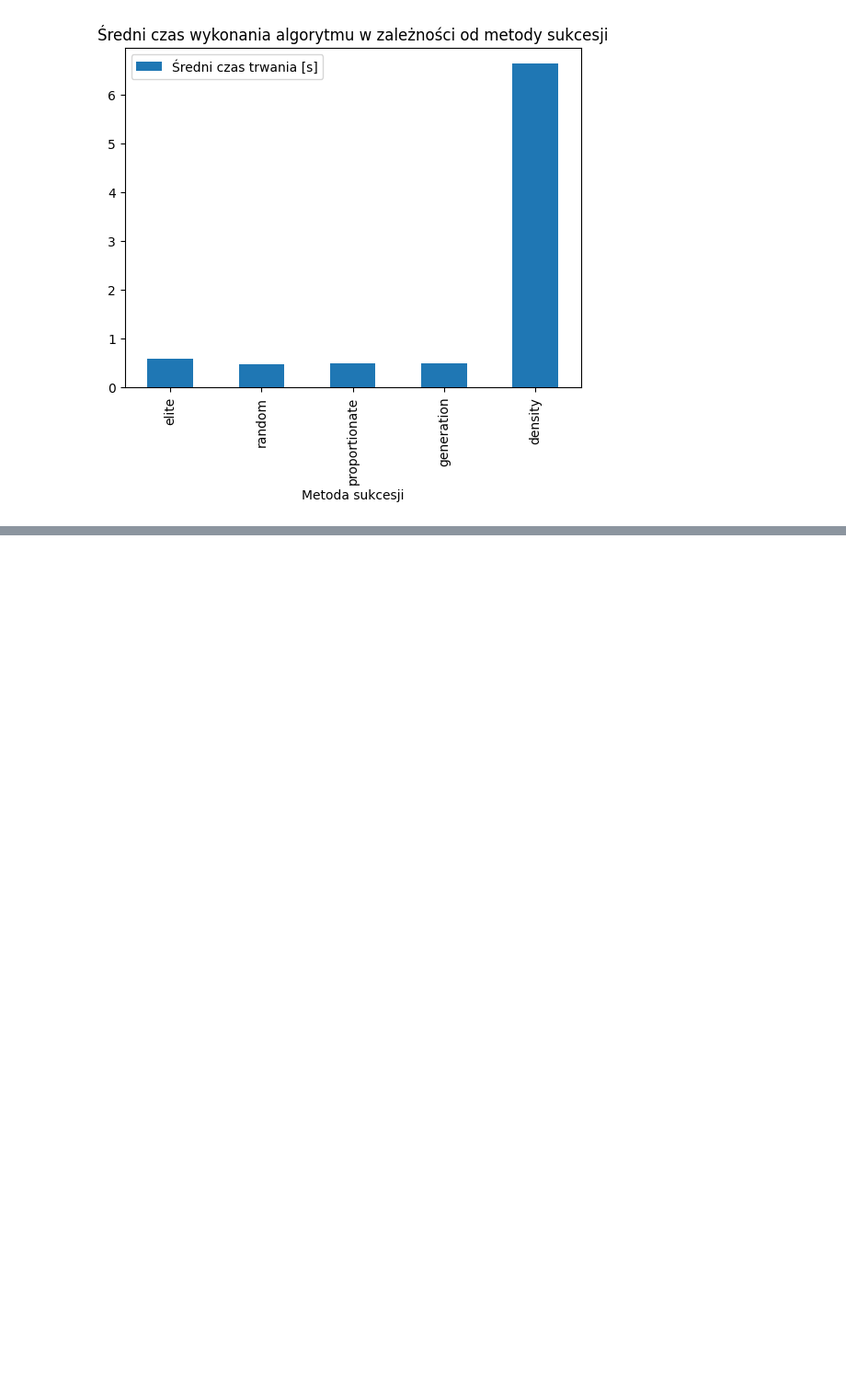
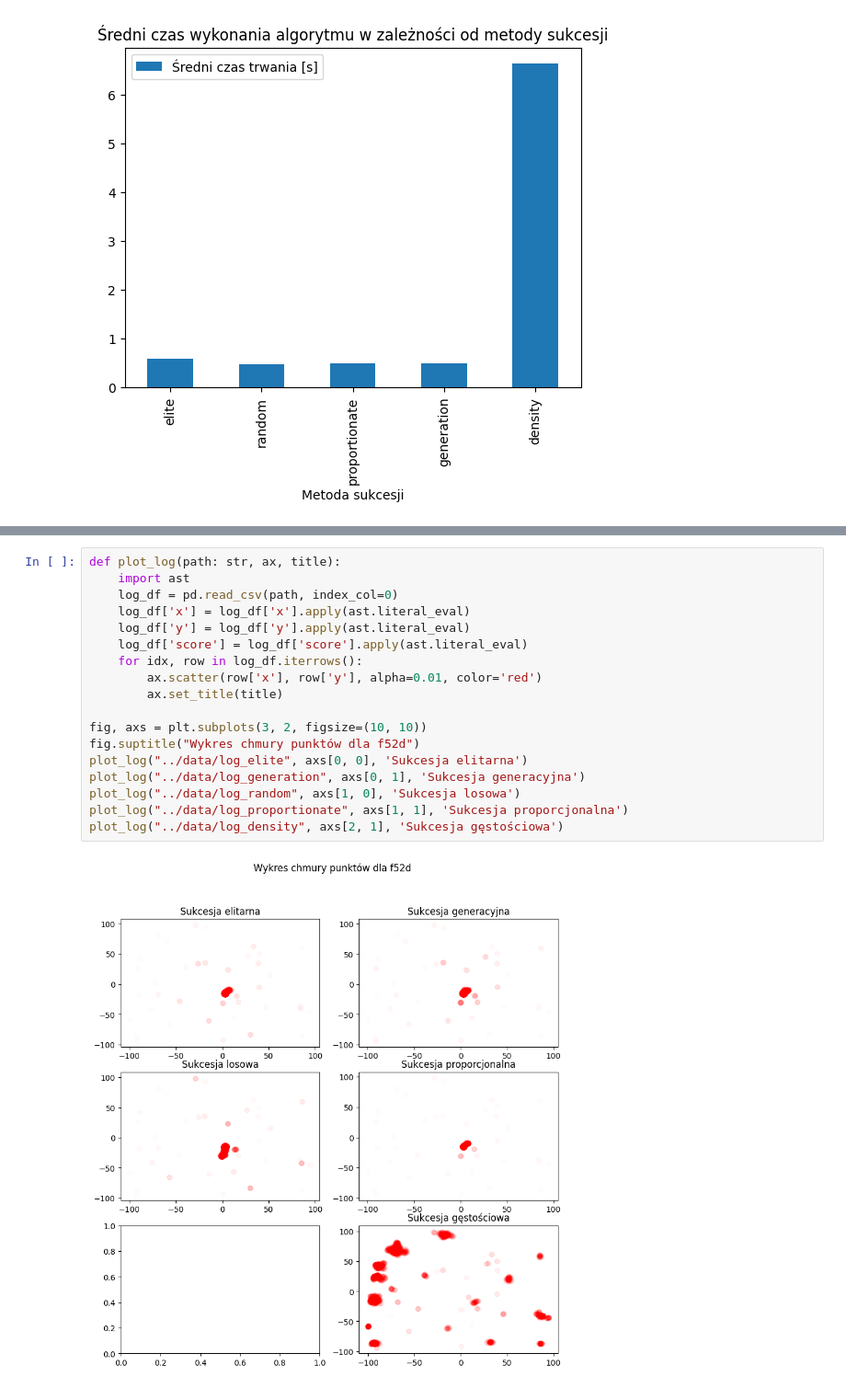
Before and after one commit to MikolajSzawerda/Evolution-algorithms, a Jupyter notebook: src/analysis.ipynb, the cells around one changed output, grey strips where cells are left out. Shown at 92% size. Drawn from its saved outputs; the diff is of its cells as text; blank space fills up the shorter version.

```diff
--- a/src/analysis.ipynb
+++ b/src/analysis.ipynb
@@ -333,0 +417,20 @@ df[(df["function"] == "f5_10d")][["selection_method", "avg_run_time"]].rename(co
+# %%
+def plot_log(path: str, ax, title):
+    import ast
+    log_df = pd.read_csv(path, index_col=0)
+    log_df['x'] = log_df['x'].apply(ast.literal_eval)
+    log_df['y'] = log_df['y'].apply(ast.literal_eval)
+    log_df['score'] = log_df['score'].apply(ast.literal_eval)
+    for idx, row in log_df.iterrows():
+        ax.scatter(row['x'], row['y'], alpha=0.01, color='red')
+        ax.set_title(title)
+
+fig, axs = plt.subplots(3, 2, figsize=(10, 10))
+fig.suptitle("Wykres chmury punktów dla f52d")
+plot_log("../data/log_elite", axs[0, 0], 'Sukcesja elitarna')
+plot_log("../data/log_generation", axs[0, 1], 'Sukcesja generacyjna')
+plot_log("../data/log_random", axs[1, 0], 'Sukcesja losowa')
+plot_log("../data/log_proportionate", axs[1, 1], 'Sukcesja proporcjonalna')
+plot_log("../data/log_density", axs[2, 1], 'Sukcesja gęstościowa')
+# %% [output]
+[figure, added]
```
Also changed, not shown: parts of 12 cells of this notebook, 1 other file.
